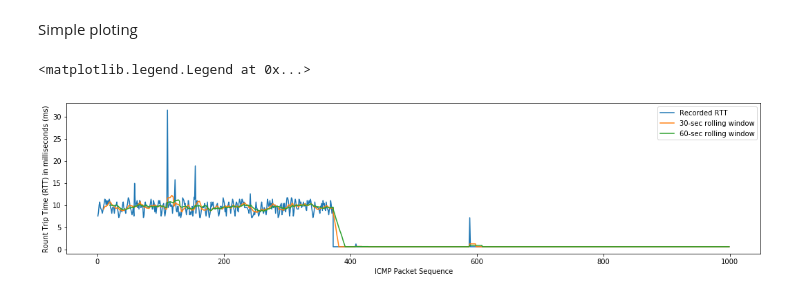
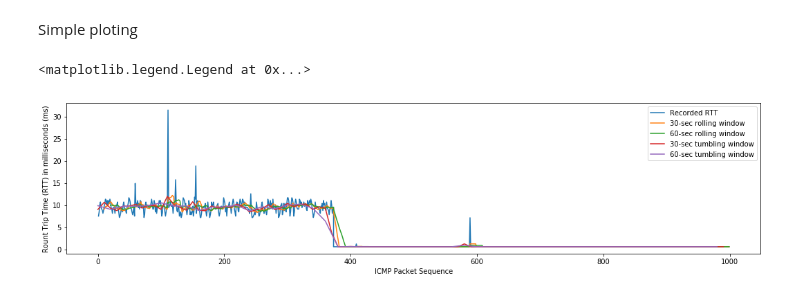
Before and after one commit to ichatz/iot-netprofiler, a Jupyter notebook: iot-lab-7nodes-1/InitialAnalysis.ipynb, the cells around one changed output. Drawn from its saved outputs; the diff is of its cells as text; code cells hidden in the pictures.

Commit message:
Adding tumbling window statistics

```diff
--- a/iot-lab-7nodes-1/InitialAnalysis.ipynb
+++ b/iot-lab-7nodes-1/InitialAnalysis.ipynb
@@ -27,11 +27,13 @@ Simple ploting
 # %%
 plt.figure(figsize=(18,4))
 plt.ylabel('Rount Trip Time (RTT) in milliseconds (ms)')
 plt.xlabel('ICMP Packet Sequence')
 plt.plot(trace['rtt'], label='Recorded RTT')
 plt.plot(trace['rtt'].rolling(10).mean(), label='30-sec rolling window')
 plt.plot(trace['rtt'].rolling(20).mean(), label='60-sec rolling window')
+plt.plot(trace.groupby(trace.index // 10 * 10).mean(), label='30-sec tumbling window')
+plt.plot(trace.groupby(trace.index // 20 * 20).mean(), label='60-sec tumbling window')
 plt.legend()
 # %% [output]
 <matplotlib.legend.Legend at 0x...>
-[figure, old version]
+[figure, new version]
```
